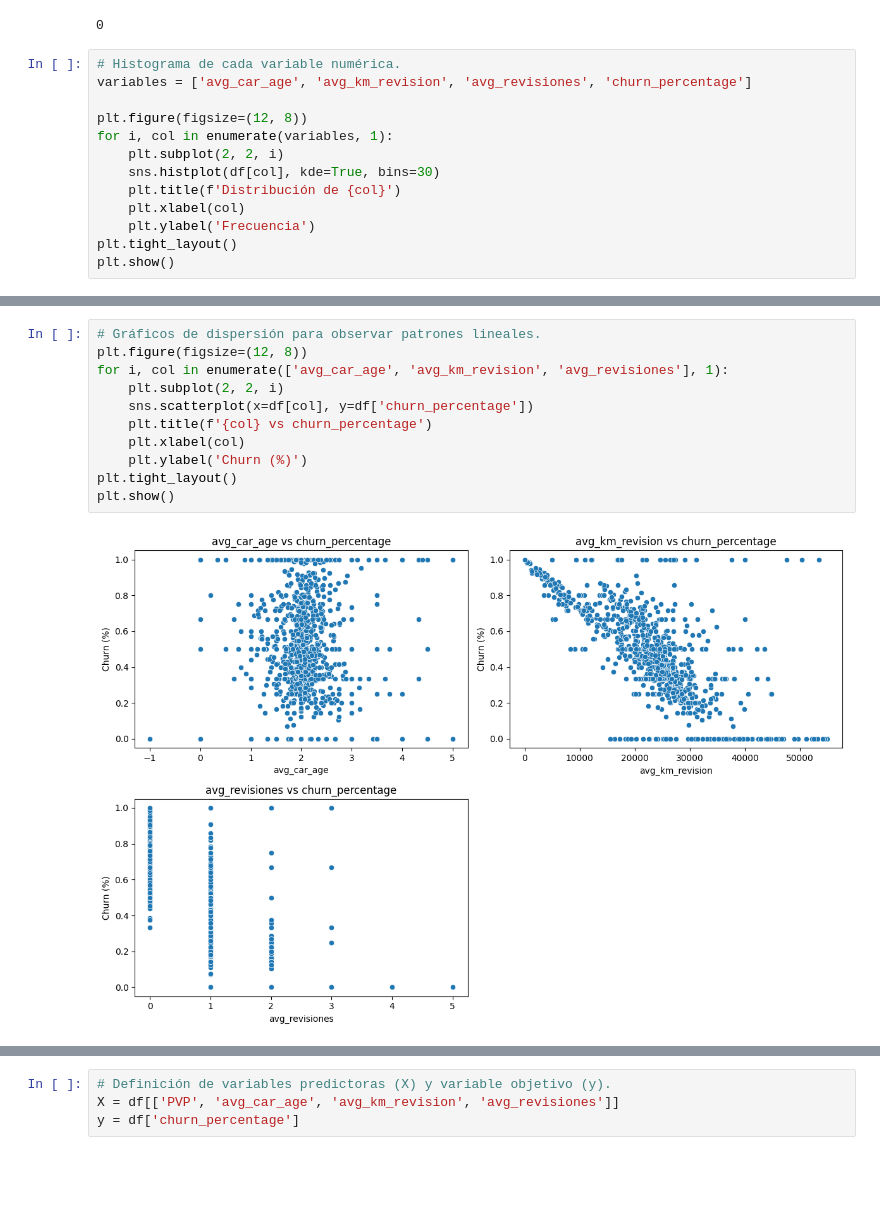
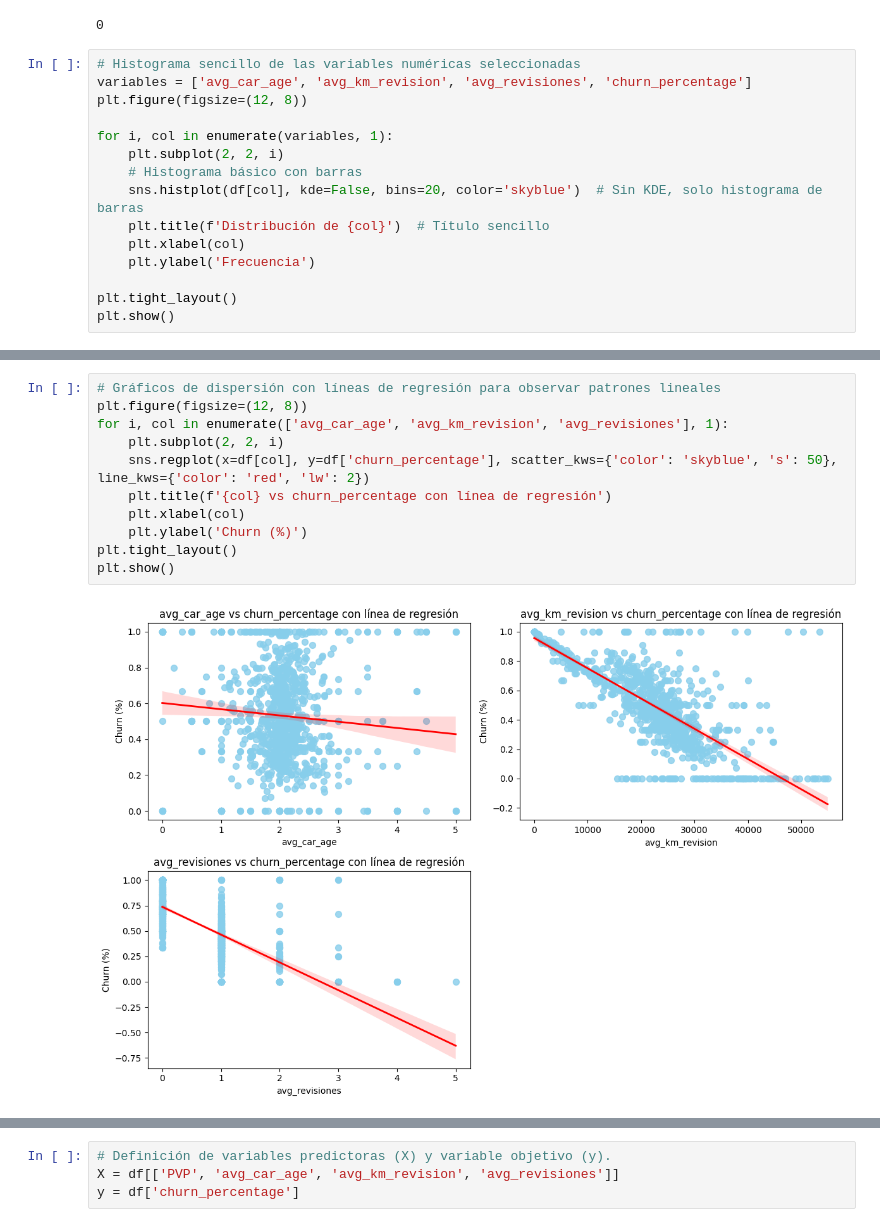
Before and after one commit to clauloro/Gestion-Datos, a Jupyter notebook: notebooks/lineal_regression.ipynb, the cells around one changed output, grey strips where cells are left out. Drawn from its saved outputs; the diff is of its cells as text; blank space fills up the shorter version.

```diff
--- a/notebooks/lineal_regression.ipynb
+++ b/notebooks/lineal_regression.ipynb
@@ -42,16 +68,18 @@ df.duplicated().sum() # Valores duplicados.
 # %% [output]
 0
 # %%
-# Histograma de cada variable numérica.
+# Histograma sencillo de las variables numéricas seleccionadas
 variables = ['avg_car_age', 'avg_km_revision', 'avg_revisiones', 'churn_percentage']
+plt.figure(figsize=(12, 8))
 
-plt.figure(figsize=(12, 8))
 for i, col in enumerate(variables, 1):
     plt.subplot(2, 2, i)
-    sns.histplot(df[col], kde=True, bins=30)
-    plt.title(f'Distribución de {col}')
+    # Histograma básico con barras
+    sns.histplot(df[col], kde=False, bins=20, color='skyblue')  # Sin KDE, solo histograma de barras
+    plt.title(f'Distribución de {col}')  # Título sencillo
     plt.xlabel(col)
     plt.ylabel('Frecuencia')
+
 plt.tight_layout()
 plt.show()
 # %% [output]
@@ -59,14 +92,14 @@ plt.show()
 # %%
-# Gráficos de dispersión para observar patrones lineales.
+# Gráficos de dispersión con líneas de regresión para observar patrones lineales
 plt.figure(figsize=(12, 8))
 for i, col in enumerate(['avg_car_age', 'avg_km_revision', 'avg_revisiones'], 1):
     plt.subplot(2, 2, i)
-    sns.scatterplot(x=df[col], y=df['churn_percentage'])
-    plt.title(f'{col} vs churn_percentage')
+    sns.regplot(x=df[col], y=df['churn_percentage'], scatter_kws={'color': 'skyblue', 's': 50}, line_kws={'color': 'red', 'lw': 2})
+    plt.title(f'{col} vs churn_percentage con línea de regresión')
     plt.xlabel(col)
     plt.ylabel('Churn (%)')
 plt.tight_layout()
 plt.show()
 # %% [output]
-[figure, old version]
+[figure, new version]
 # %%
```
Also changed, not shown: parts of 23 cells of this notebook, 13 other files.
